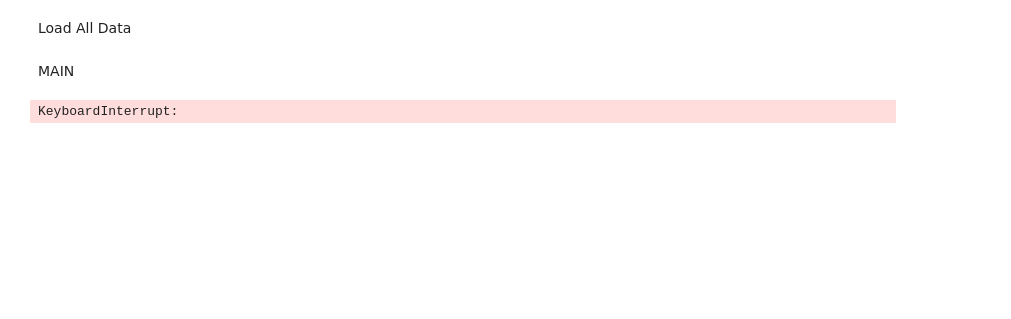
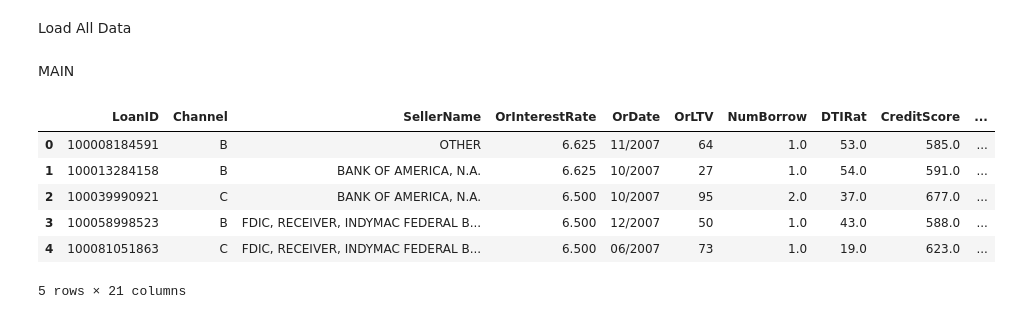
Before and after one commit to EY-BE-FSO-AI/ML4Credit, a Jupyter notebook: PD/notebooks/XGBoost Classifier.ipynb, the cells around one changed output. Drawn from its saved outputs; the diff is of its cells as text; code cells hidden in the pictures; blank space fills up the shorter version.

```diff
--- a/PD/notebooks/XGBoost Classifier.ipynb
+++ b/PD/notebooks/XGBoost Classifier.ipynb
@@ -217,7 +208,14 @@ def tsne_visual(df):
 # %% [markdown]
 MAIN
 # %%
-df = load_data(None, False)
+df = load_data(maxLines=1000000, duplicates=False)
+df.head()
 # %% [output]
+|  | LoanID | Channel | SellerName | OrInterestRate | OrDate | OrLTV | NumBorrow | DTIRat | CreditScore | ... |
+| 0 | 100008184591 | B | OTHER | 6.625 | 11/2007 | 64 | 1.0 | 53.0 | 585.0 | ... |
+| 1 | 100013284158 | B | BANK OF AMERICA, N.A. | 6.625 | 10/2007 | 27 | 1.0 | 54.0 | 591.0 | ... |
+| 2 | 100039990921 | C | BANK OF AMERICA, N.A. | 6.500 | 10/2007 | 95 | 2.0 | 37.0 | 677.0 | ... |
+| 3 | 100058998523 | B | FDIC, RECEIVER, INDYMAC FEDERAL B... | 6.500 | 12/2007 | 50 | 1.0 | 43.0 | 588.0 | ... |
+| 4 | 100081051863 | C | FDIC, RECEIVER, INDYMAC FEDERAL B... | 6.500 | 06/2007 | 73 | 1.0 | 19.0 | 623.0 | ... |
-KeyboardInterrupt:
+5 rows × 21 columns
 # %%
```
Also changed, not shown: parts of 14 cells of this notebook, 30 other files.
